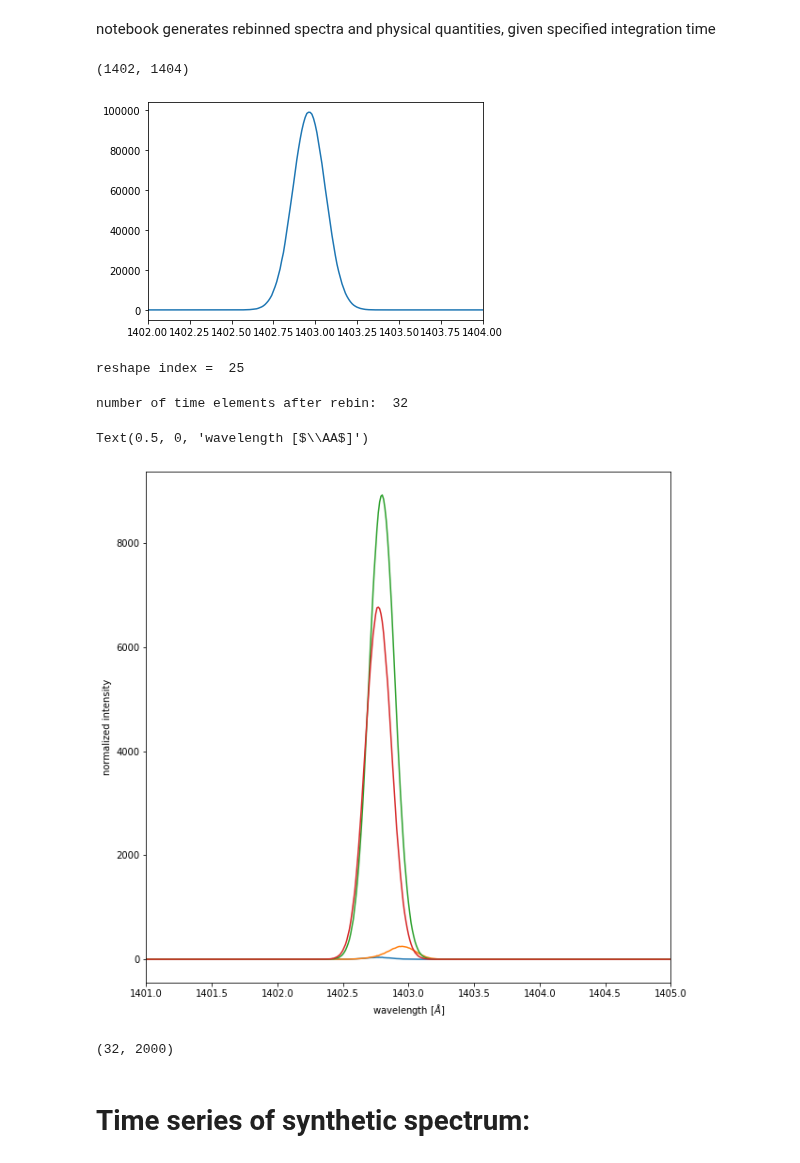
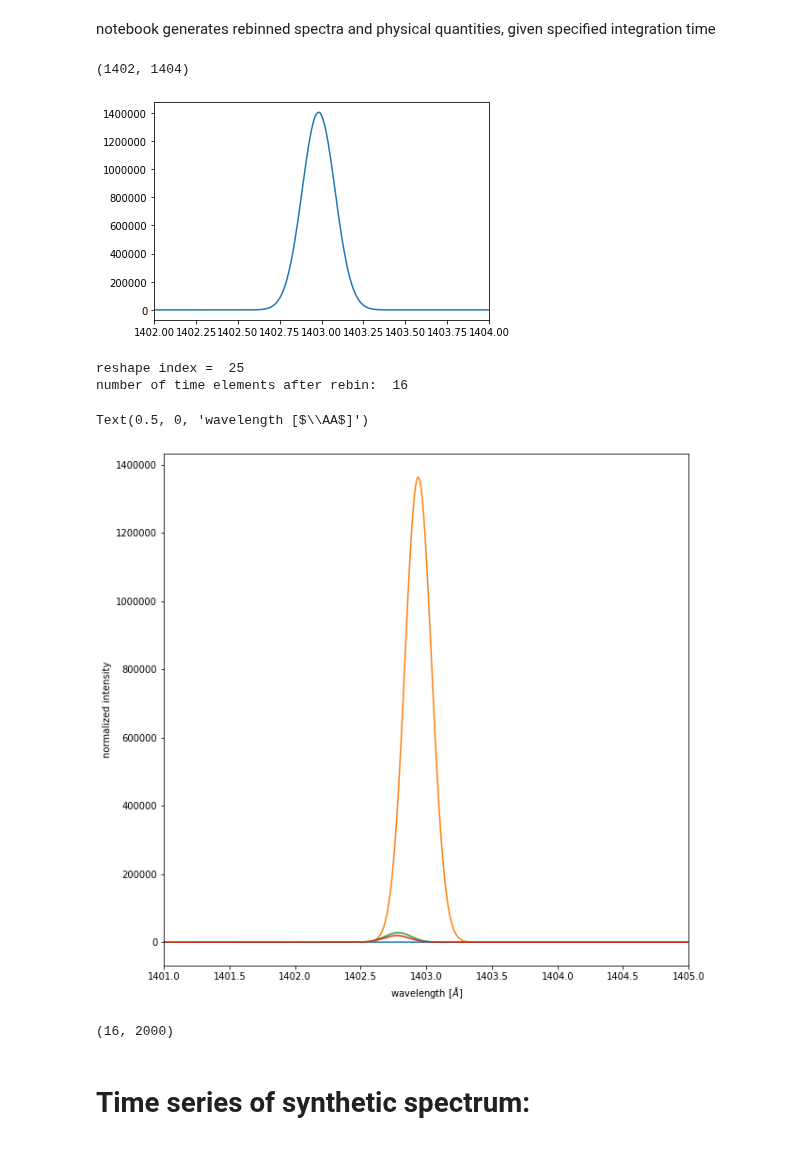
Before and after one commit to wilashfie/synth_spec, a Jupyter notebook: ebtel/ebtelI_h150.ipynb, the cells around one changed output. Cells and saved outputs as stored; diff of their text form; code cells hidden in the pictures.

```diff
--- a/ebtel/ebtelI_h150.ipynb
+++ b/ebtel/ebtelI_h150.ipynb
@@ -14,27 +14,27 @@ sys.path.append("../")
 from create_arrays import siiv
 # %%
 # import arrays
-tube = readsav('/Users/WilliamHenryAshfieldIV/dat/ebtel_l85_h150_30min_subI.sav',verbose=False,python_dict=False)
-frac = readsav('/Users/WilliamHenryAshfieldIV/dat/nei_files/ebtel_30min_subI_si_iv_nei.sav',verbose=False,python_dict=False)
+tube = readsav('/Users/WilliamHenryAshfieldIV/dat/ebtel_l85_h150_subI.sav',verbose=False,python_dict=False)
+frac = readsav('/Users/WilliamHenryAshfieldIV/dat/nei_files/ebtel_subI_si_iv_nei.sav',verbose=False,python_dict=False)
 log10T,log10G = np.loadtxt('/Users/WilliamHenryAshfieldIV/dat/goft_1403.dat.txt',comments='%',unpack=True)
 # %%
 t_n = tube.tarr.shape[0] - 1 # len of tube in time (in steps of 0.1s)
 line = 1402.77
 # %%
-k = 155
+k = 125
 arrs = siiv(tube,frac,log10T,log10G,time=k)
 plt.plot(arrs.wav,arrs.spec)
 plt.xlim(1402,1404)
 # %% [output]
 (1402, 1404)
-[figure, old version]
+[figure, new version]
 # %%
 ll = arrs.wav
 # %%
 arrs.rebin()
 # %% [output]
 reshape index =  25
+number of time elements after rebin:  16
-number of time elements after rebin:  32
 # %%
 fig, ax = plt.subplots(figsize=[10,10])
 plt.plot(ll,arrs.respec[0,:])
@@ -46,10 +46,10 @@ plt.ylabel('normalized intensity')
 ax.set_xlabel('wavelength [$\AA$]')
 # %% [output]
 Text(0.5, 0, 'wavelength [$\\AA$]')
-[figure, old version]
+[figure, new version]
 # %%
 arrs.respec.shape
 # %% [output]
-(32, 2000)
+(16, 2000)
 # %% [markdown]
 # Time series of synthetic spectrum:
```
Also changed, not shown: parts of 13 cells of this notebook, 1 other file.
